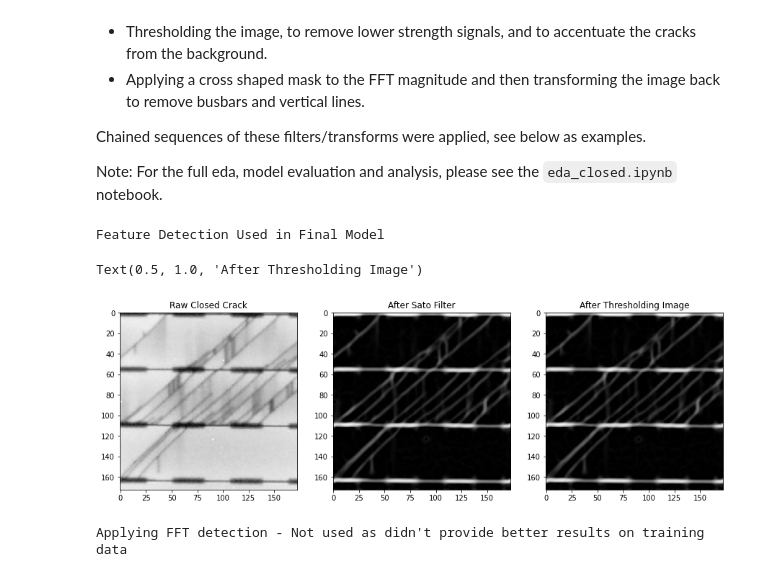
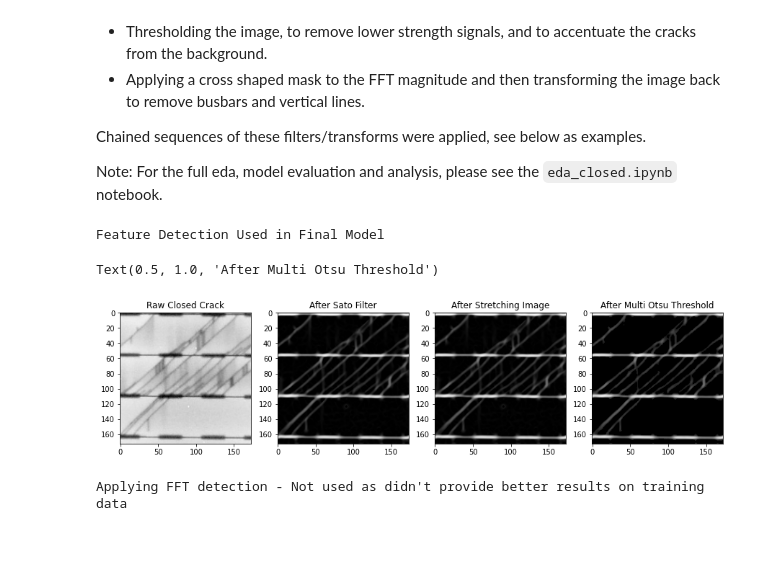
Before and after one commit to atox120/w281_finalproject_solascan, a Jupyter notebook: notebooks/main.ipynb, the cells around one changed output. Cells and saved outputs as stored; diff of their text form; code cells hidden in the pictures; blank space fills up the shorter version.

```diff
--- a/notebooks/main.ipynb
+++ b/notebooks/main.ipynb
@@ -392,29 +392,33 @@ Note:  For the full eda, model evaluation and analysis, please see the `eda_clos
 # %%
 # Grab Closed Crack Images
 closed_defect_class='Closed'
 closed_defect = (DefectViewer(row_chop=25, col_chop=25) << (ImageLoader(defect_class=closed_defect_class) << 10))
 closed_defect.category = closed_defect_class
 
 # Apply Sato Filter and threshold image
 _, sato = (Sato(sigmas=[1,2]) <<  closed_defect)
 _, sato_stretch = Exposure('stretch') << sato
+images = ThresholdMultiotsu(classes=4, threshold=1, digitize=False) << sato_stretch
 
 # Plot images
 print("Feature Detection Used in Final Model")
 plt.figure(figsize=(15, 24))
-plt.subplot(131)
+plt.subplot(141)
 plt.imshow(closed_defect.images[2], cmap='Greys_r')
 plt.title("Raw Closed Crack", size=12)
-plt.subplot(132)
+plt.subplot(142)
 plt.imshow(sato.images[2], cmap='Greys_r')
 plt.title("After Sato Filter", size=12)
-plt.subplot(133)
+plt.subplot(143)
 plt.imshow(sato_stretch.images[2], cmap='Greys_r')
-plt.title("After Thresholding Image", size=12)
+plt.title("After Stretching Image", size=12)
+plt.subplot(144)
+plt.imshow(images[1].images[2], cmap='Greys_r')
+plt.title("After Multi Otsu Threshold", size=12)
 # %% [output]
 Feature Detection Used in Final Model
-Text(0.5, 1.0, 'After Thresholding Image')
+Text(0.5, 1.0, 'After Multi Otsu Threshold')
-[figure, old version]
+[figure, new version]
 # %%
 import cv2
 
```
Also changed, not shown: parts of 23 cells of this notebook.
